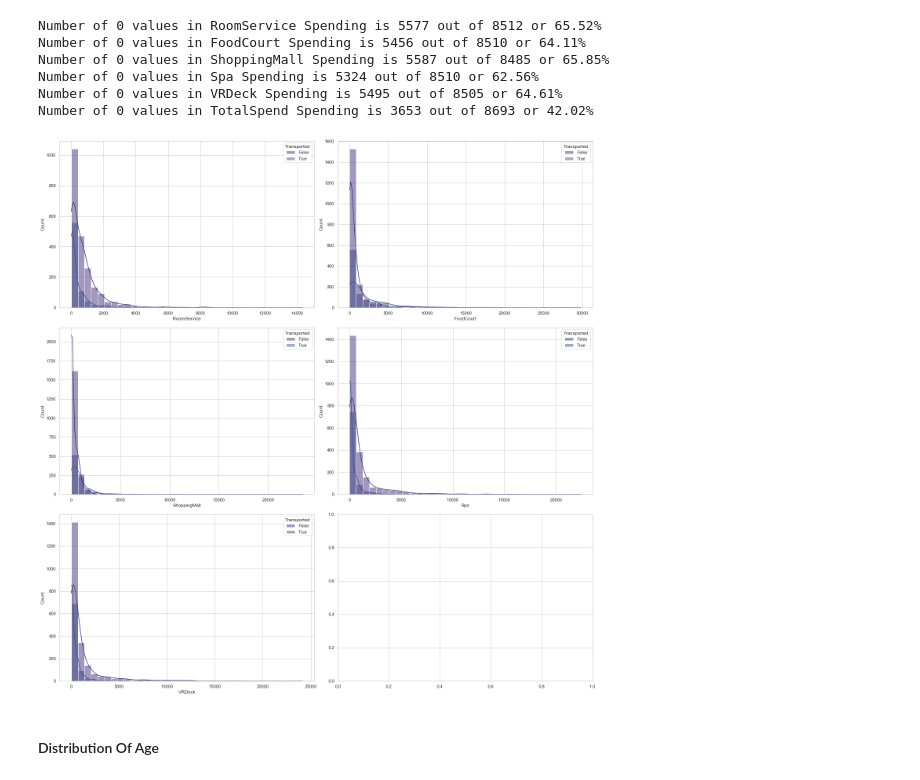
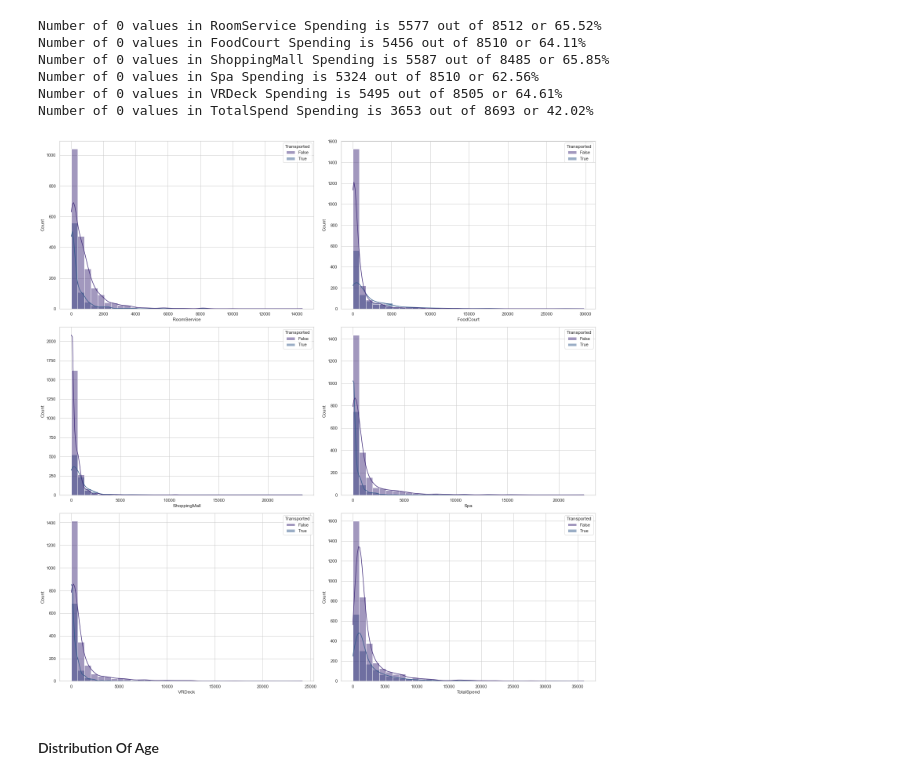
Before and after one commit to edmundhhn/spaceship-titanic, a Jupyter notebook: spaceship_challenge.ipynb, the cells around one changed output. Saved outputs shown, nothing was run; the diff lists cells and outputs as text; code cells hidden in the pictures.

```diff
--- a/spaceship_challenge.ipynb
+++ b/spaceship_challenge.ipynb
@@ -238,16 +241,16 @@ Number of 0 values in TotalSpend Spending is 3653 out of 8693 or 42.02%
 # %%
 fig, axs = plt.subplots(3, 2, figsize=(20,20))
 axs = axs.flatten()
 
 i = 0
-for spend in spending:
+for spend in (spending + ['TotalSpend']):
     x = df[df[spend] > 0]
     sns.histplot(x=x[spend], bins=35, kde=True, ax=axs[i], hue=x['Transported'])
     i+=1
 
 plt.tight_layout()
 # %% [output]
-[figure, old version]
+[figure, new version]
 # %% [markdown]
 #### Distribution Of Age
 # %%
```
Also changed, not shown: parts of 25 cells of this notebook, 2 other files.
